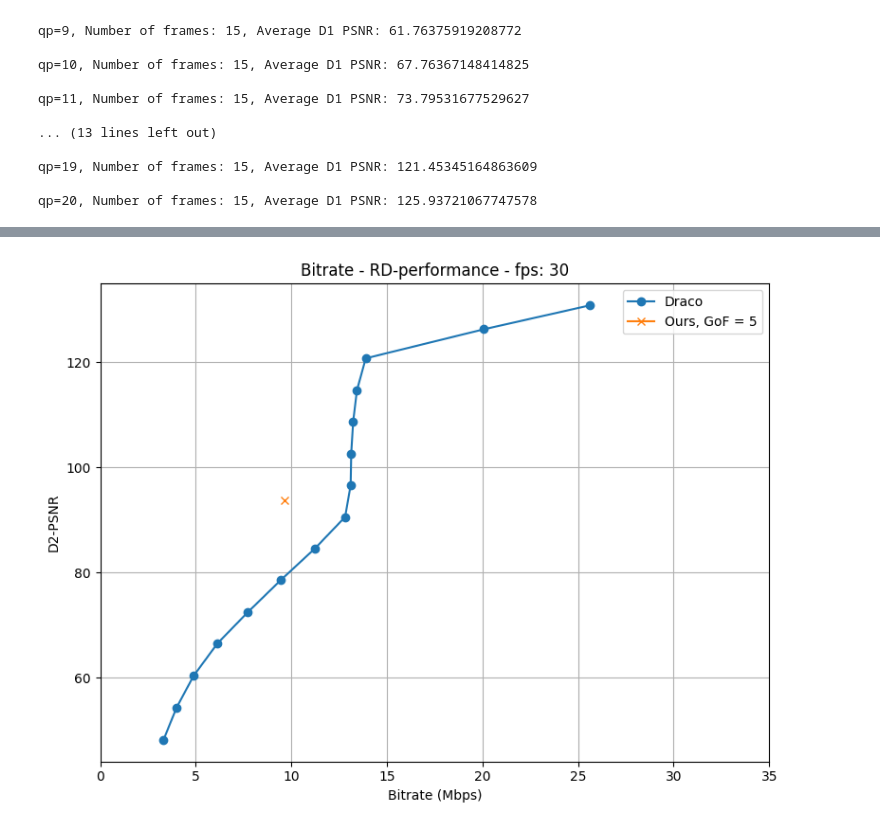
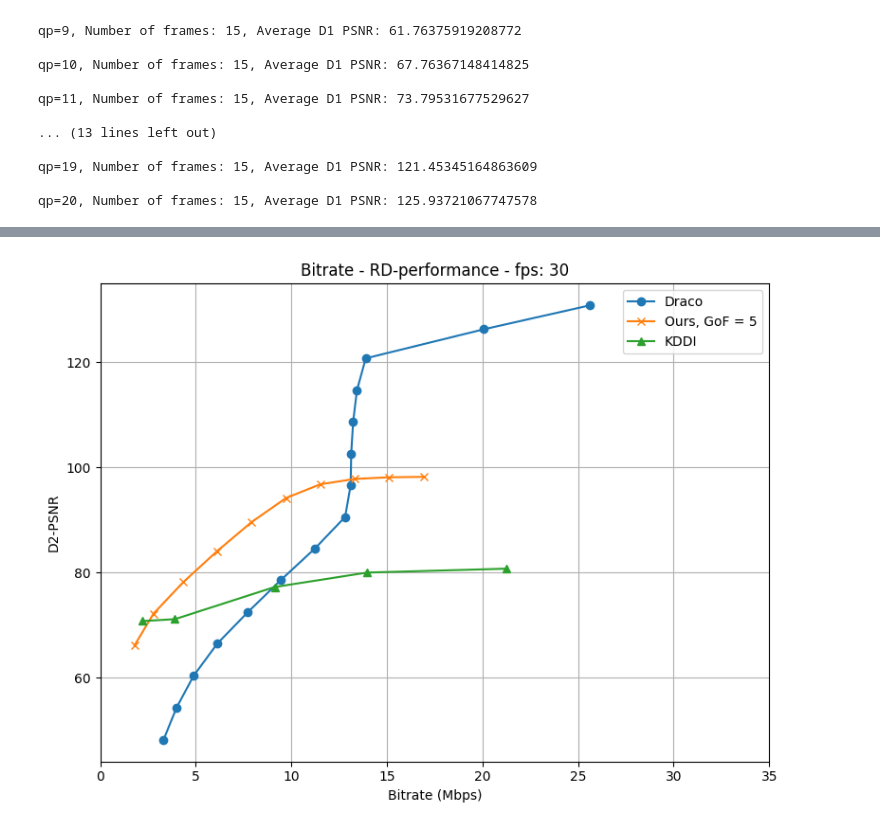
Before and after one commit to frozzzen3/TVMC, a Jupyter notebook: get_Draco_results.ipynb, the cells around one changed output, grey strips where cells are left out. Saved outputs shown, nothing was run; the diff lists cells and outputs as text; code cells hidden in the pictures.

```diff
--- a/get_Draco_results.ipynb
+++ b/get_Draco_results.ipynb
@@ -414,27 +490,32 @@ qp=20, Number of frames: 15, Average D2 PSNR: 130.76669013540914
 # %%
 import matplotlib.pyplot as plt
 
 
 Bitrates = [3.31, 3.99, 4.88, 6.13, 7.73, 9.44, 11.23, 12.81, 13.10, 13.13, 13.23, 13.43, 13.89, 20.08, 25.61]
 D2_PSNR = [48.23, 54.34, 60.37, 66.54, 72.52, 78.56, 84.58, 90.57, 96.58, 102.63, 108.64, 114.65, 120.71, 126.24, 130.77]
 
 
-ours_Bitrates = [9.65]
-ours_D2_PSNR = [93.80]
+ours_Bitrates = [1.79, 2.78, 4.34, 6.12, 7.92, 9.72, 11.51, 13.31, 15.11, 16.91]
+ours_D2_PSNR = [66.15, 72.18, 78.18, 84.10, 89.61, 94.17, 96.78, 97.80, 98.11, 98.19]
+
+KDDI_Bitrates = [2.18, 3.90, 9.12, 13.97, 21.25]
+KDDI_D2_PSNR = [70.79, 71.15, 77.26, 80.01, 80.75]
+
 
 # Plotting
 plt.figure(figsize=(8, 6))
 plt.plot(Bitrates, D2_PSNR, marker='o', label='Draco')
 plt.plot(ours_Bitrates, ours_D2_PSNR, marker='x', label='Ours, GoF = 5')
+plt.plot(KDDI_Bitrates, KDDI_D2_PSNR, marker='^', label='KDDI')
 plt.title('Bitrate - RD-performance - fps: 30')
 plt.xlabel('Bitrate (Mbps)')
 plt.ylabel('D2-PSNR')
 plt.grid(True)
 plt.legend()  # Show legend with labels
 plt.xlim(0, 35)
 plt.tight_layout()
 
 # Display the plot
 plt.show()
 # %% [output]
-[figure, old version]
+[figure, new version]
```
Also changed, not shown: parts of 5 cells of this notebook, 5 other files.
